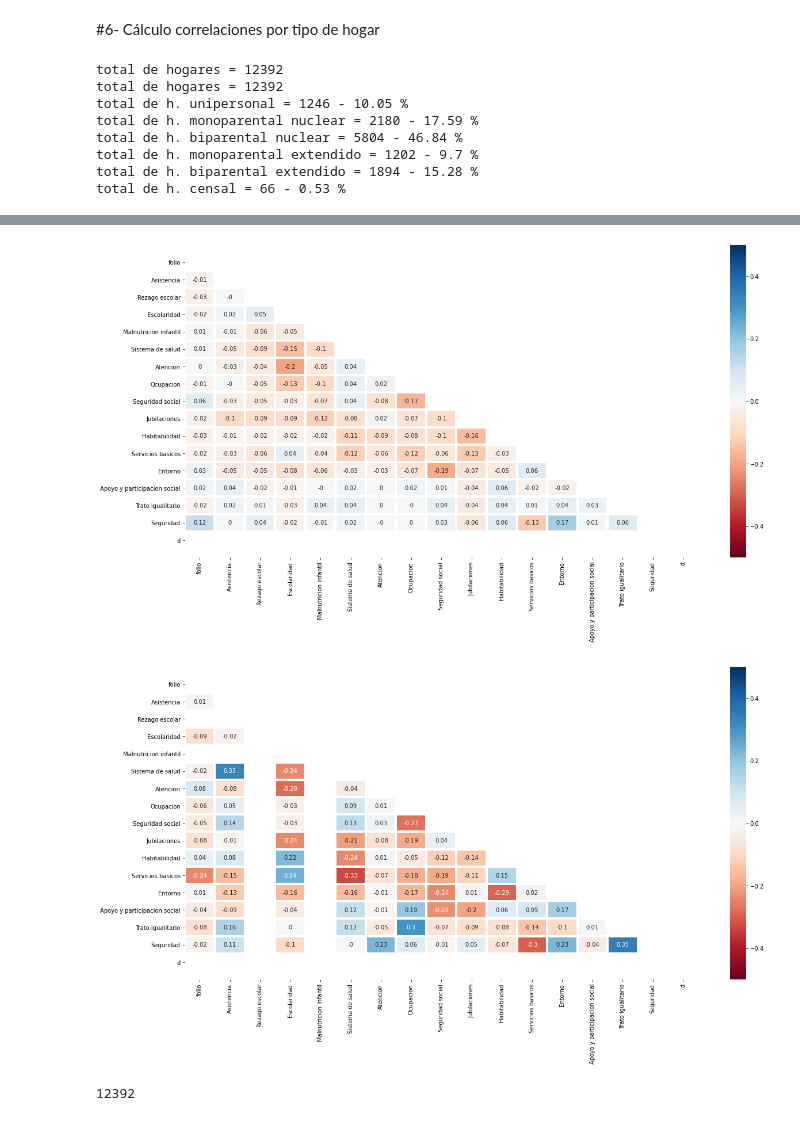
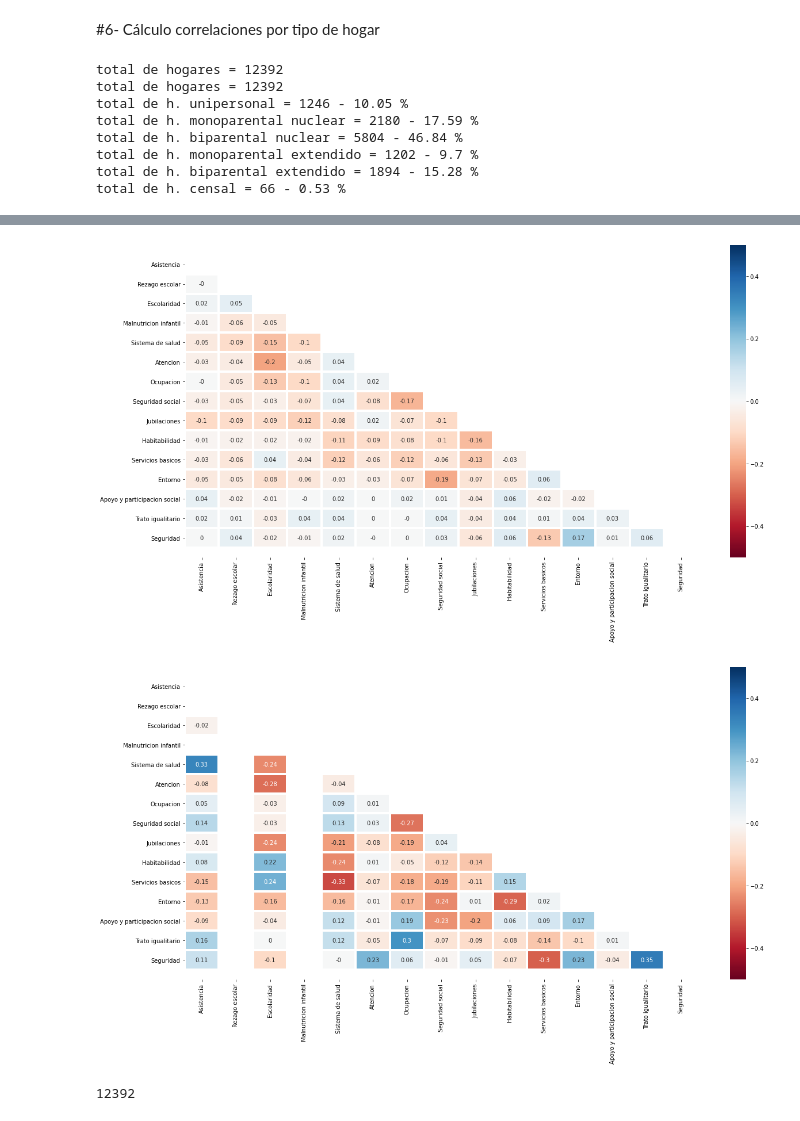
Before and after one commit to Maxmuleiv/Proyecto-Industrial, a Jupyter notebook: AnalisisPobrezaMultidimensional.ipynb, the cells around one changed output, grey strips where cells are left out. Cells and saved outputs as stored; diff of their text form; code cells hidden in the pictures.

```diff
--- a/AnalisisPobrezaMultidimensional.ipynb
+++ b/AnalisisPobrezaMultidimensional.ipynb
@@ -150,6 +150,14 @@ hogar_binuc=tipohogares[tipohogares.d == 3]
 hogar_monoex=tipohogares[tipohogares.d == 4]
 hogar_biex=tipohogares[tipohogares.d == 5]
 hogar_cen=tipohogares[tipohogares.d == 6]
+
+
+hogar_unip=hogar_unip[jjj]
+hogar_mononuc=hogar_mononuc[jjj]
+hogar_binuc=hogar_binuc[jjj]
+hogar_monoex=hogar_monoex[jjj]
+hogar_biex=hogar_biex[jjj]
+hogar_cen=hogar_cen[jjj]
 
 t_unip=len(hogar_unip.index)
 t_mononuc=len(hogar_mononuc.index)
@@ -193,5 +201,5 @@ total de h. censal = 66 - 0.53 %
-[figure, old version]
+[figure, new version]
-[figure, old version]
+[figure, new version]
 # %%
 print(len(tipohogares.index))
 # %% [output]
```
Also changed, not shown: parts of 5 cells of this notebook.
